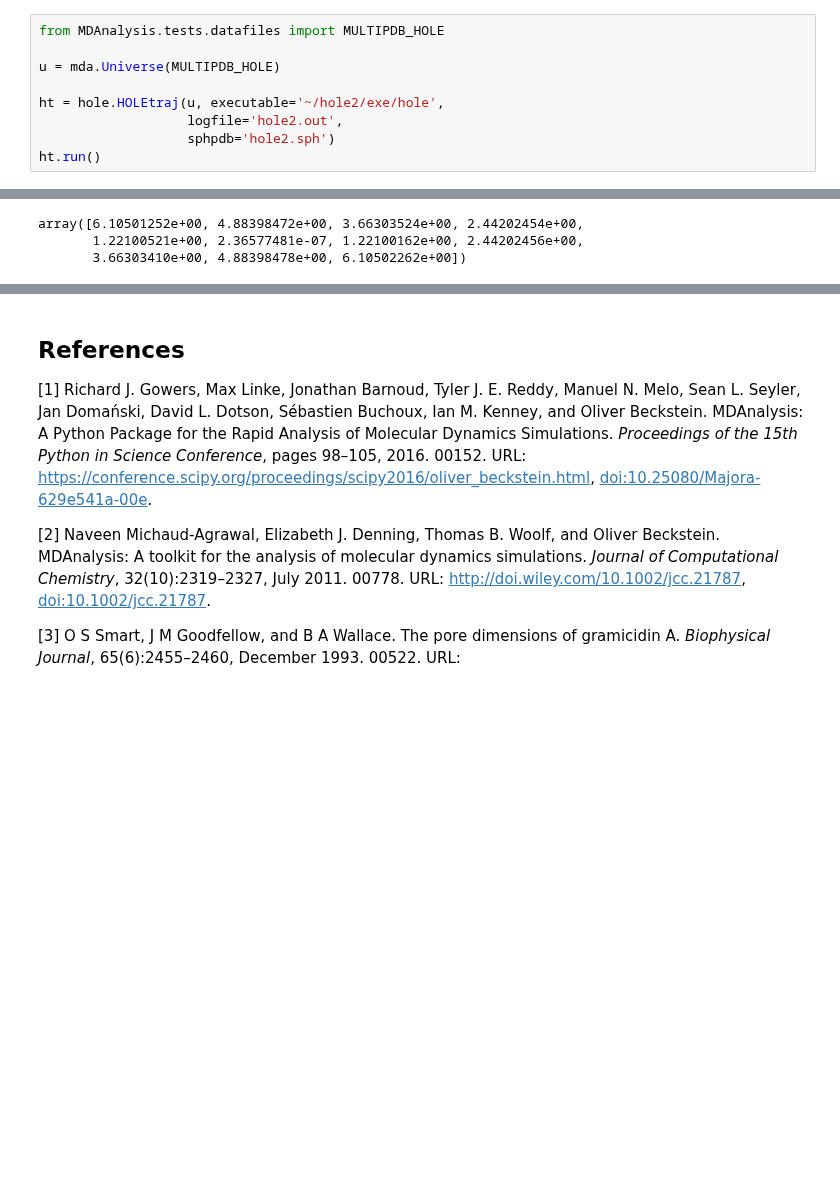
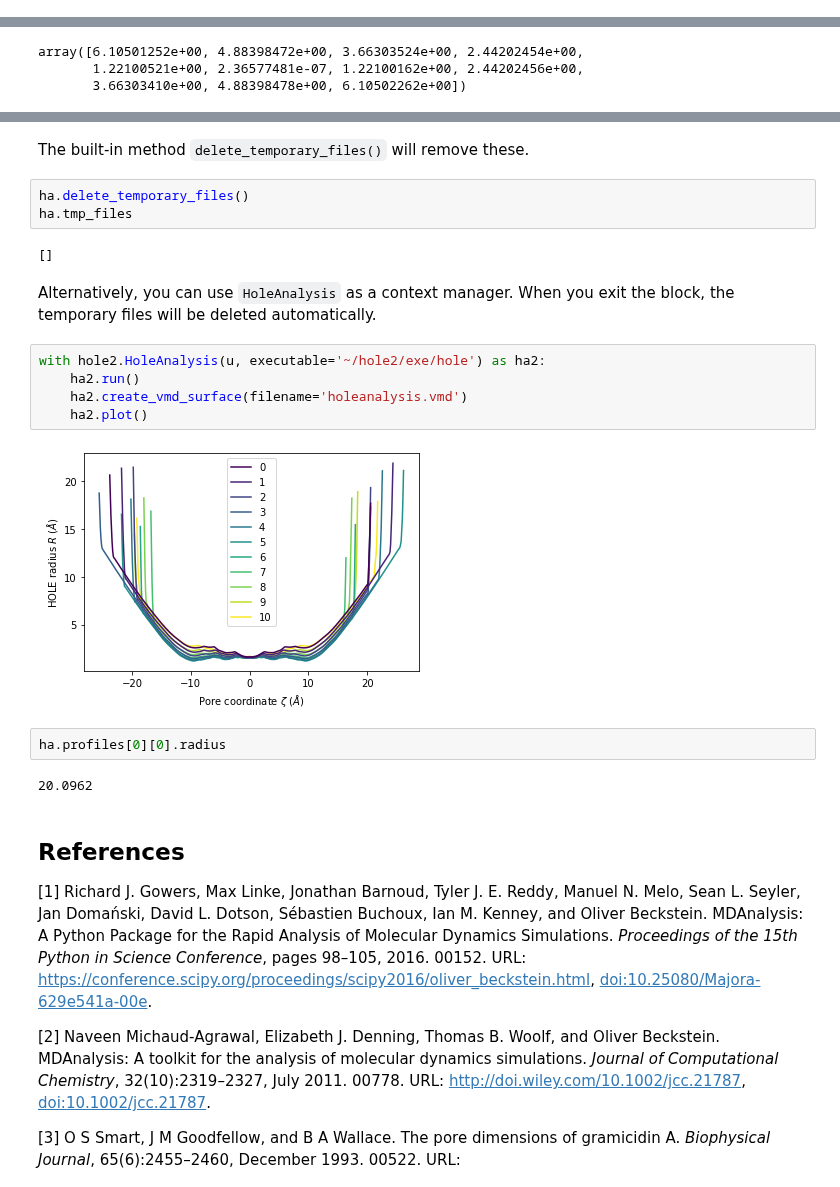
Before and after one commit to MDAnalysis/UserGuide, a Jupyter notebook: doc/source/examples/analysis/polymers_and_membranes/hole.ipynb, the cells around one changed output, grey strips where cells are left out. Drawn from its saved outputs; the diff is of its cells as text; blank space fills up the shorter version.

```diff
--- a/doc/source/examples/analysis/polymers_and_membranes/hole.ipynb
+++ b/doc/source/examples/analysis/polymers_and_membranes/hole.ipynb
@@ -131,9 +128,0 @@ One of the limitations of the ``hole`` program is that it can only accept PDB fi
-# %%
-from MDAnalysis.tests.datafiles import MULTIPDB_HOLE
-
-u = mda.Universe(MULTIPDB_HOLE)
-
-ht = hole.HOLEtraj(u, executable='~/hole2/exe/hole',
-                   logfile='hole2.out',
-                   sphpdb='hole2.sph')
-ht.run()
@@ -231,3 +300,23 @@ Text(0, 0.5, 'minimum HOLE pore radius $r$ ($\\AA$)')
+# %% [markdown]
+The built-in method `delete_temporary_files()` will remove these.
+# %%
+ha.delete_temporary_files()
+ha.tmp_files
+# %% [output]
+[]
+# %% [markdown]
+Alternatively, you can use `HoleAnalysis` as a context manager. When you exit the block, the temporary files will be deleted automatically.
+# %%
+with hole2.HoleAnalysis(u, executable='~/hole2/exe/hole') as ha2:
+    ha2.run()
+    ha2.create_vmd_surface(filename='holeanalysis.vmd')
+    ha2.plot()
+# %% [output]
+[figure, added]
+# %%
+ha.profiles[0][0].radius
+# %% [output]
+20.0962
 # %% [markdown]
 ## References
 
```
Also changed, not shown: parts of 53 cells of this notebook, 9 other files.
